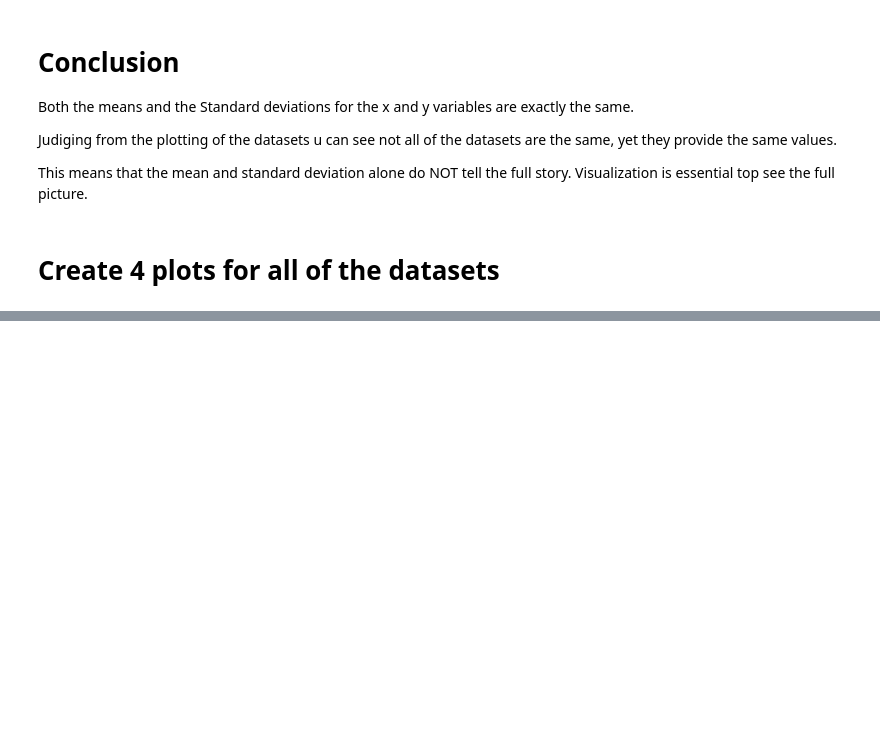
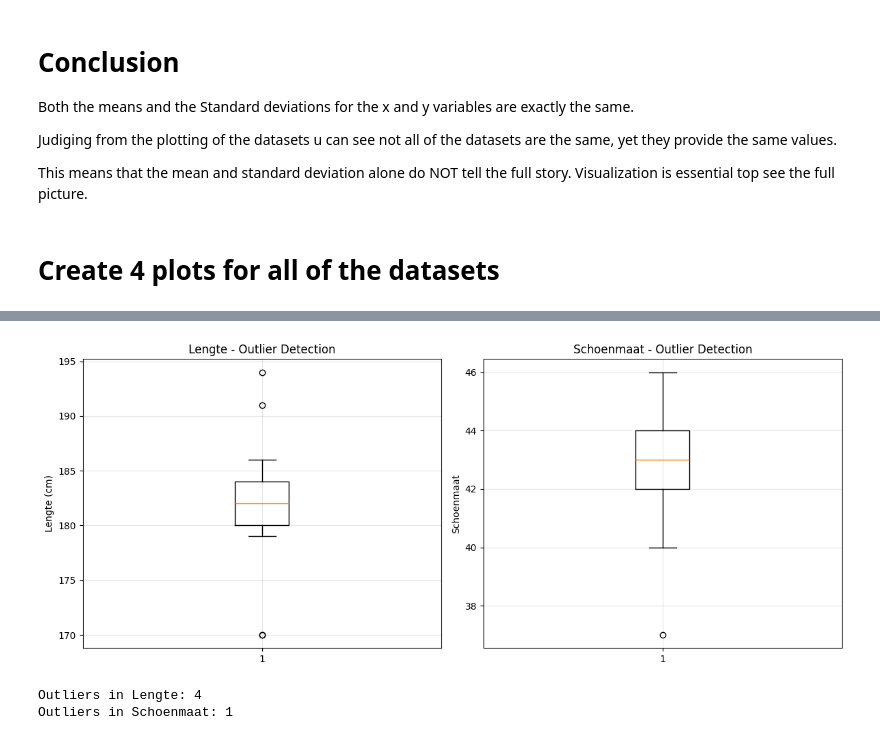
Before and after one commit to BuckInVoid/DataScienceZuyd, a Jupyter notebook: Assignments/Week1assignment.ipynb, the cells around one changed output, grey strips where cells are left out. Cells and saved outputs as stored; diff of their text form; code cells hidden in the pictures; blank space fills up the shorter version.

```diff
--- a/Assignments/Week1assignment.ipynb
+++ b/Assignments/Week1assignment.ipynb
@@ -99,0 +216,32 @@ Dataset IV: 0.817
+# %%
+# Box plots to spot outliers
+fig, axes = plt.subplots(1, 2, figsize=(12, 5))
+
+axes[0].boxplot(df['lengte'], vert=True)
+axes[0].set_ylabel('Lengte (cm)')
+axes[0].set_title('Lengte - Outlier Detection')
+axes[0].grid(alpha=0.3)
+
+axes[1].boxplot(df['schoenmaat'], vert=True)
+axes[1].set_ylabel('Schoenmaat')
+axes[1].set_title('Schoenmaat - Outlier Detection')
+axes[1].grid(alpha=0.3)
+
+plt.tight_layout()
+plt.show()
+
+# Find outliers using IQR method
+Q1_l, Q3_l = np.percentile(df['lengte'], [25, 75])
+IQR_l = Q3_l - Q1_l
+outliers_l = df[(df['lengte'] < Q1_l - 1.5*IQR_l) | (df['lengte'] > Q3_l + 1.5*IQR_l)]
+
+Q1_s, Q3_s = np.percentile(df['schoenmaat'], [25, 75])
+IQR_s = Q3_s - Q1_s
+outliers_s = df[(df['schoenmaat'] < Q1_s - 1.5*IQR_s) | (df['schoenmaat'] > Q3_s + 1.5*IQR_s)]
+
+print(f"\nOutliers in Lengte: {len(outliers_l)}")
+print(f"Outliers in Schoenmaat: {len(outliers_s)}")
+# %% [output]
+[figure, added]
+Outliers in Lengte: 4
+Outliers in Schoenmaat: 1
```
Also changed, not shown: parts of 11 cells of this notebook.
